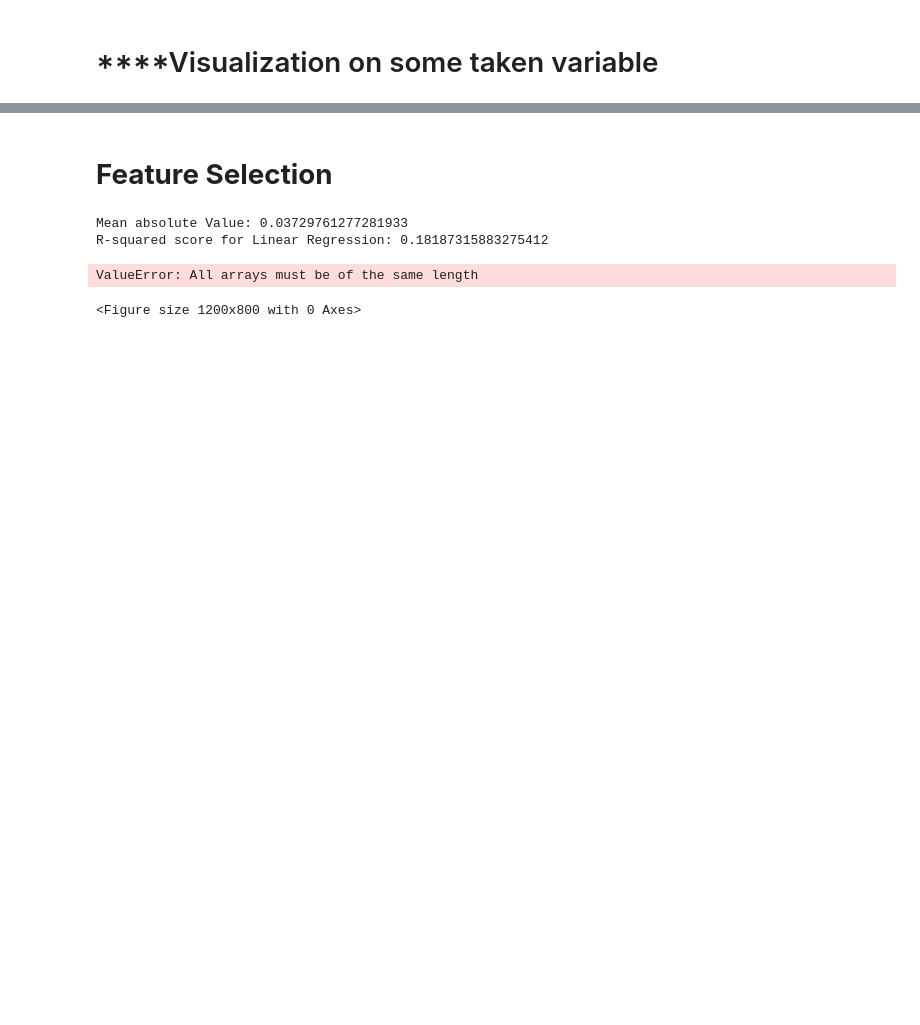
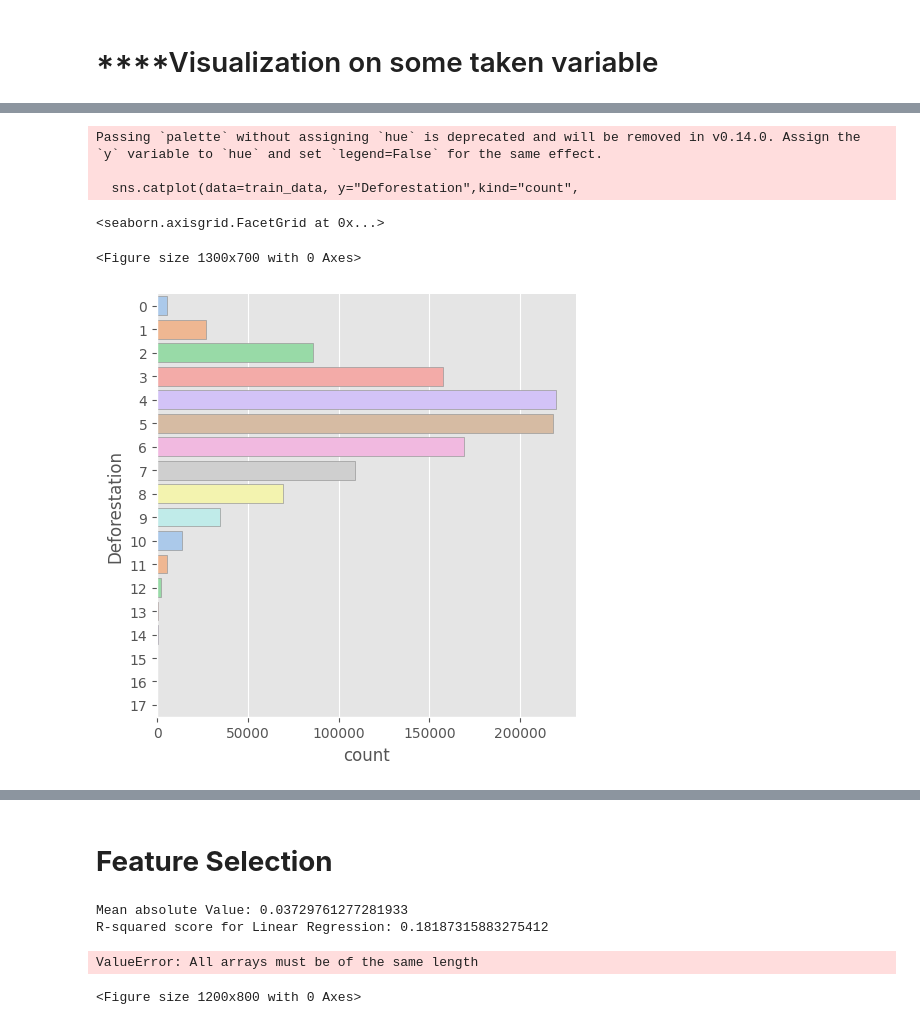
Before and after one commit to NazninNaharSr/DataScience, a Jupyter notebook: Flood_Prediction.ipynb, the cells around one changed output, grey strips where cells are left out. Cells and saved outputs as stored; diff of their text form; code cells hidden in the pictures; blank space fills up the shorter version.

```diff
--- a/Flood_Prediction.ipynb
+++ b/Flood_Prediction.ipynb
@@ -214,7 +229,7 @@ col= ['MonsoonIntensity', 'TopographyDrainage', 'RiverManagement',
        'IneffectiveDisasterPreparedness', 'DrainageSystems',
        'CoastalVulnerability', 'Landslides', 'Watersheds',
        'DeterioratingInfrastructure', 'PopulationScore', 'WetlandLoss',
-       'InadequatePlanning', 'PoliticalFactors']
+       'InadequatePlanning', 'PoliticalFactors','FloodProbability']
 # %%
 train_data = train_data [col]
 # %% [markdown]
@@ -226,11 +243,22 @@ plt.show()
 # %%
 #Boxplot
-plt.style.use('ggplot')
-for i in col:
-    plt.figure(figsize=(13, 7))
-    plt.title(str(i) + " with " + str('Urbanization'))
-    sns.boxplot(x=train_data.Urbanization, y=train_data[i])
-    plt.show()
+# plt.style.use('ggplot')
+# for i in col:
+#     plt.figure(figsize=(13, 7))
+#     plt.title(str(i) + " with " + str('FloodProbability'))
+#     sns.boxplot(x=train_data.FloodProbability, y=train_data[i])
+#     plt.show()
+# %%
+plt.figure(figsize=(13, 7))
+sns.catplot(data=train_data, y="Deforestation",kind="count",
+    palette="pastel", edgecolor=".6",)
+# %% [output]
+Passing `palette` without assigning `hue` is deprecated and will be removed in v0.14.0. Assign the `y` variable to `hue` and set `legend=False` for the same effect.
+
+  sns.catplot(data=train_data, y="Deforestation",kind="count",
+<seaborn.axisgrid.FacetGrid at 0x...>
+<Figure size 1300x700 with 0 Axes>
+[figure, added]
 # %%
 #Corralation
 plt.figure(figsize=(21, 19))
```
Also changed, not shown: parts of 10 cells of this notebook.
